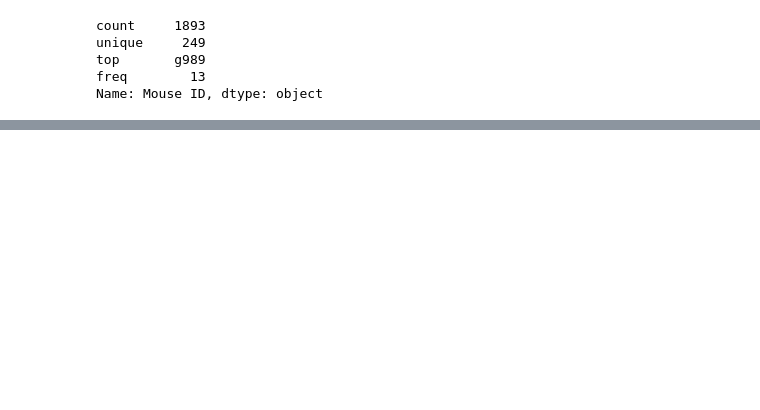
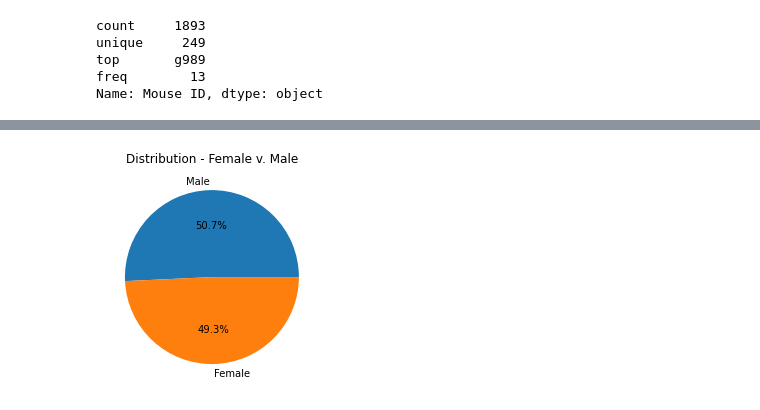
Before and after one commit to inkosi-codes/pyplot-challenge, a Jupyter notebook: pymaceutical_main.ipynb, the cells around one changed output, grey strips where cells are left out. Saved outputs shown, nothing was run; the diff lists cells and outputs as text; code cells hidden in the pictures; blank space fills up the shorter version.

```diff
--- a/pymaceutical_main.ipynb
+++ b/pymaceutical_main.ipynb
@@ -78,0 +142,7 @@ combine_resultset['Mouse ID'].value_counts().head()
+# %%
+# Generate a pie plot showing the distribution of female versus male mice using pyplot
+plt.pie(pie_data,autopct="%1.1f%%",labels=pie_data.index.values)
+plt.title('Distribution - Female v. Male')
+plt.show()
+# %% [output]
+[figure, added]
```
Also changed, not shown: parts of 21 cells of this notebook.
